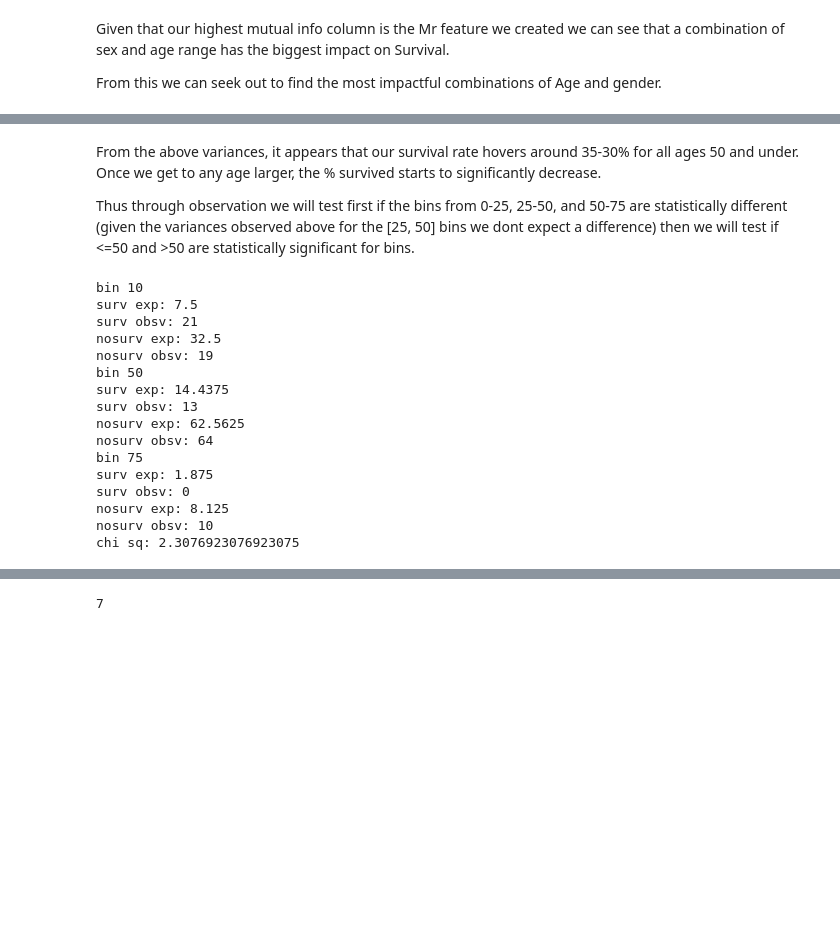
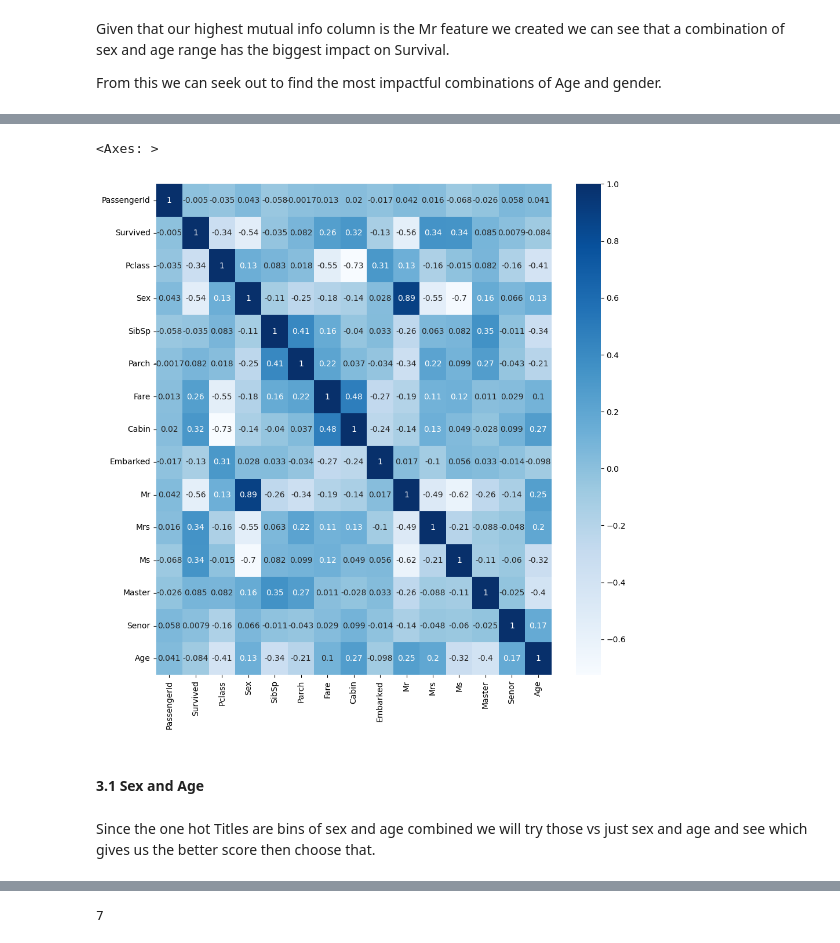
Before and after one commit to MaxymWojnowskyj/Titanic-ML-Comp, a Jupyter notebook: Titanic_NoteBook.ipynb, the cells around one changed output, grey strips where cells are left out. Drawn from its saved outputs; the diff is of its cells as text; code cells hidden in the pictures; blank space fills up the shorter version.

```diff
--- a/Titanic_NoteBook.ipynb
+++ b/Titanic_NoteBook.ipynb
@@ -875,49 +784,10 @@ variance: 0.11158244402187614
-# %% [markdown]
-From the above variances, it appears that our survival rate hovers around 35-30% for all ages 50 and under. Once we get to any age larger, the % survived starts to significantly decrease.
-
-Thus through observation we will test first if the bins from 0-25, 25-50, and 50-75 are statistically different (given the variances observed above for the [25, 50] bins we dont expect a difference) then we will test if <=50 and >50 are statistically significant for bins.
-# %%
-chi_sq = 0
-bins = [10, 50, 75]
-bin_size = bins[0]
-df = male_train.copy()
-TT = len(df)
-surv_count = len(df[df['Survived']==1])
-nosurv_count = TT - surv_count
-
-for bin_val in bins:
-    bin_count = len(df[df['Age'].between(bin_val-bin_size, bin_val)])
-    #print('bin_count', bin_count)
-    surv_exp = surv_count * (bin_count/TT)
-    nosurv_exp = nosurv_count * (bin_count/TT)
-
-    surv_obsv = len(df[(df['Age'].between(bin_val-bin_size, bin_val)) & (df['Survived']==1)])
-    nosurv_obsv = len(df[(df['Age'].between(bin_val-bin_size, bin_val)) & (df['Survived']==0)])
-
-    print('bin', bin_val)
-    print('surv exp:', surv_exp)
-    print('surv obsv:', surv_obsv)
-    print('nosurv exp:', nosurv_exp)
-    print('nosurv obsv:', nosurv_obsv)
-
-    chi_sq = getChiSq(surv_exp, surv_obsv)
-    chi_sq += getChiSq(nosurv_exp, nosurv_obsv)
-
-print('chi sq:', chi_sq)
-# %% [output]
-bin 10
-surv exp: 7.5
-surv obsv: 21
-nosurv exp: 32.5
-nosurv obsv: 19
-bin 50
-surv exp: 14.4375
-surv obsv: 13
-nosurv exp: 62.5625
-nosurv obsv: 64
-bin 75
-surv exp: 1.875
-surv obsv: 0
-nosurv exp: 8.125
-nosurv obsv: 10
-chi sq: 2.3076923076923075
+# %%
+plt.figure(figsize=(11,11))
+sns.heatmap(train.corr(),cbar=True,annot=True,cmap='Blues')
+# %% [output]
+<Axes: >
+[figure, added]
+# %% [markdown]
+#### 3.1 Sex and Age <a class="anchor" id="3.1"></a>
+# %% [markdown]
+Since the one hot Titles are bins of sex and age combined we will try those vs just sex and age and see which gives us the better score then choose that.
```
Also changed, not shown: parts of 35 cells of this notebook.
